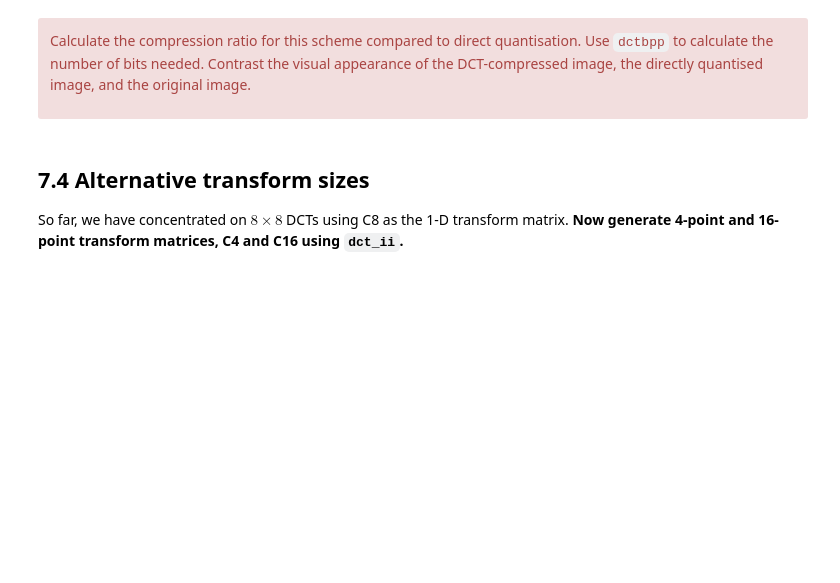
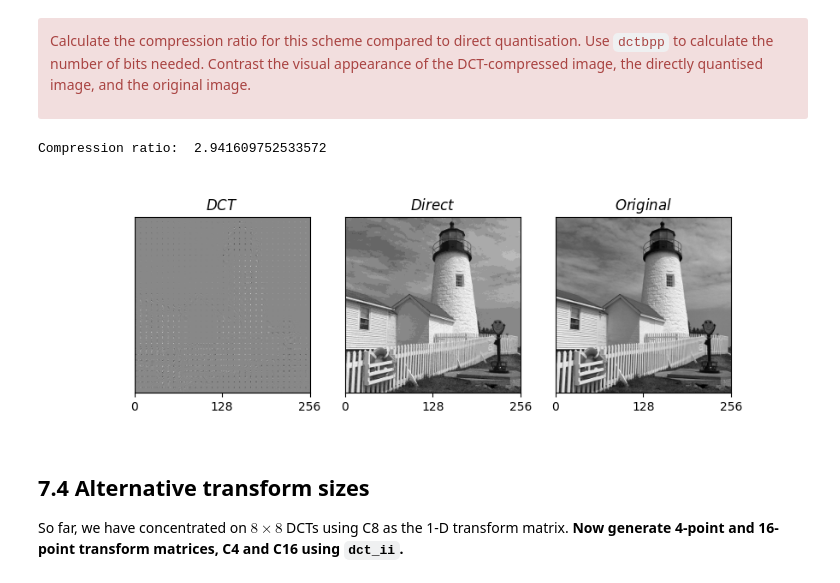
Before and after one commit to muhanl/cued_sf2_lab, a Jupyter notebook: 7-the-discrete-cosine-transform.ipynb, the cells around one changed output. Saved outputs shown, nothing was run; the diff lists cells and outputs as text; code cells hidden in the pictures; blank space fills up the shorter version.

```diff
--- a/7-the-discrete-cosine-transform.ipynb
+++ b/7-the-discrete-cosine-transform.ipynb
@@ -317,3 +395,32 @@ Calculate the compression ratio for this scheme compared to direct quantisation.
+# %%
+# Your code here
+N = 8
+
+Xq = quantise(X, 17)
+optimalMSE = np.std(X - Xq) # direct quantisation
+
+opt_step_8 = find_optimal_step_size(X, 17)[0]
+Y_8 = colxfm(colxfm(X, C8).T, C8).T       # dct
+Yq_8 = quantise(Y_8, opt_step_8)          # quantisation
+Yr_8 = regroup(Yq_8, N)/N
+tot_bits_8 = dctbpp(Yr_8, N)
+tot_bits_direct =  bpp(Xq) * Xq.size
+
+Z_8 = colxfm(colxfm(Yq_8.T, C8.T).T, C8.T)  # reconstruction
+
+print("Compression ratio: ", tot_bits_direct / tot_bits_8)
+
+titles = ["DCT", "Direct", "Original"]
+imgs = [Yq_8, Xq, X]
+fig, axs = plt.subplots(1, 3, figsize=(9, 3),
+                        gridspec_kw=dict(width_ratios=[img.shape[0] for img in imgs]))
+
+for ax, img, title in zip(axs, imgs, titles):
+    plot_image(img, ax=ax)
+    ax.set(yticks=[], title=f'${title}$')
+# %% [output]
+Compression ratio:  2.941609752533572
+[figure, added]
 # %% [markdown]
 
 ## 7.4 Alternative transform sizes
```
Also changed, not shown: parts of 16 cells of this notebook.
